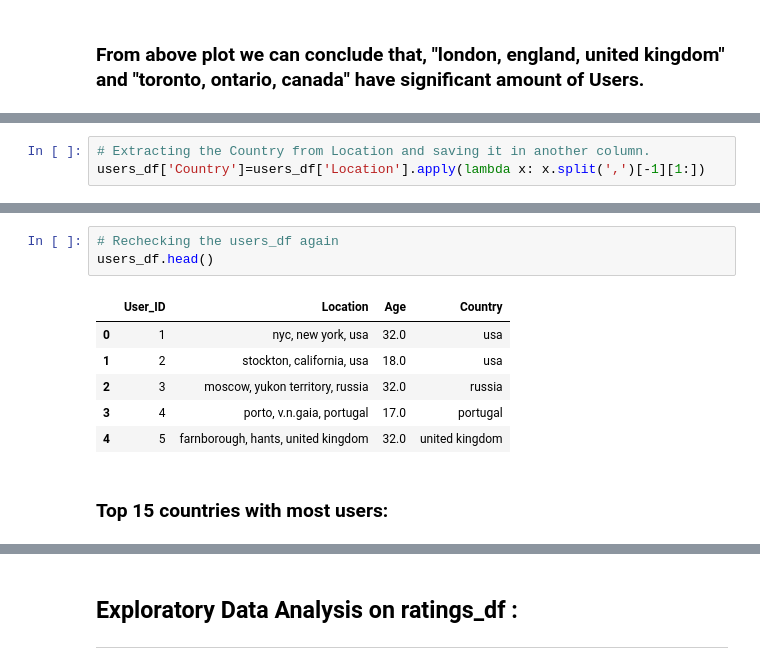
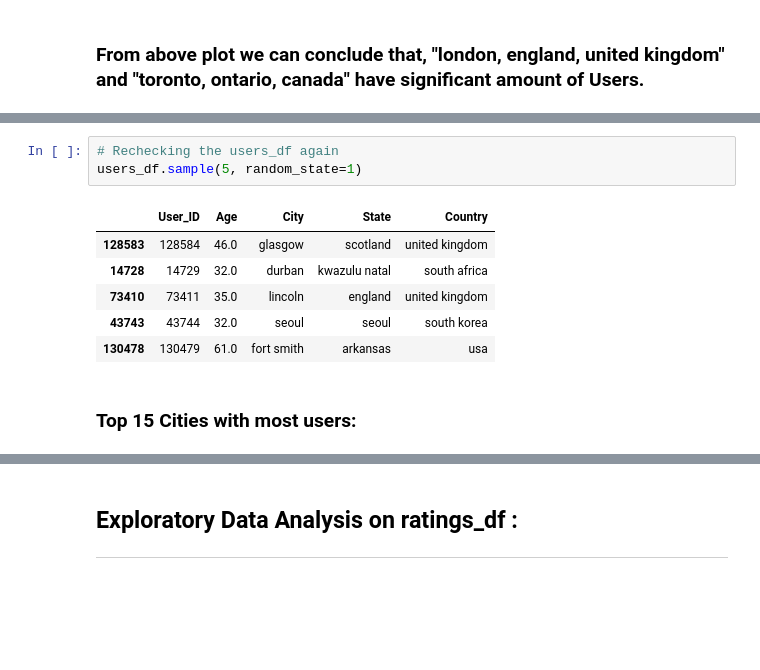
Before and after one commit to RPSahoo219/Book_Recommendation_system, a Jupyter notebook: Book_Recommendation_System.ipynb, the cells around one changed output, grey strips where cells are left out. Drawn from its saved outputs; the diff is of its cells as text; blank space fills up the shorter version.

```diff
--- a/Book_Recommendation_System.ipynb
+++ b/Book_Recommendation_System.ipynb
@@ -563,3 +596,0 @@ Text(0.5, 0, 'Count')
-# %%
-# Extracting the Country from Location and saving it in another column.
-users_df['Country']=users_df['Location'].apply(lambda x: x.split(',')[-1][1:])
@@ -566,12 +648,12 @@ users_df['Country']=users_df['Location'].apply(lambda x: x.split(',')[-1][1:])
 # %%
 # Rechecking the users_df again
-users_df.head()
+users_df.sample(5, random_state=1)
 # %% [output]
-|  | User_ID | Location | Age | Country |
-| 0 | 1 | nyc, new york, usa | 32.0 | usa |
-| 1 | 2 | stockton, california, usa | 18.0 | usa |
-| 2 | 3 | moscow, yukon territory, russia | 32.0 | russia |
-| 3 | 4 | porto, v.n.gaia, portugal | 17.0 | portugal |
-| 4 | 5 | farnborough, hants, united kingdom | 32.0 | united kingdom |
+|  | User_ID | Age | City | State | Country |
+| 128583 | 128584 | 46.0 | glasgow | scotland | united kingdom |
+| 14728 | 14729 | 32.0 | durban | kwazulu natal | south africa |
+| 73410 | 73411 | 35.0 | lincoln | england | united kingdom |
+| 43743 | 43744 | 32.0 | seoul | seoul | south korea |
+| 130478 | 130479 | 61.0 | fort smith | arkansas | usa |
 # %% [markdown]
-### Top 15 countries with most users:
+### Top 15 Cities with most users:
```
Also changed, not shown: parts of 100 cells of this notebook.
